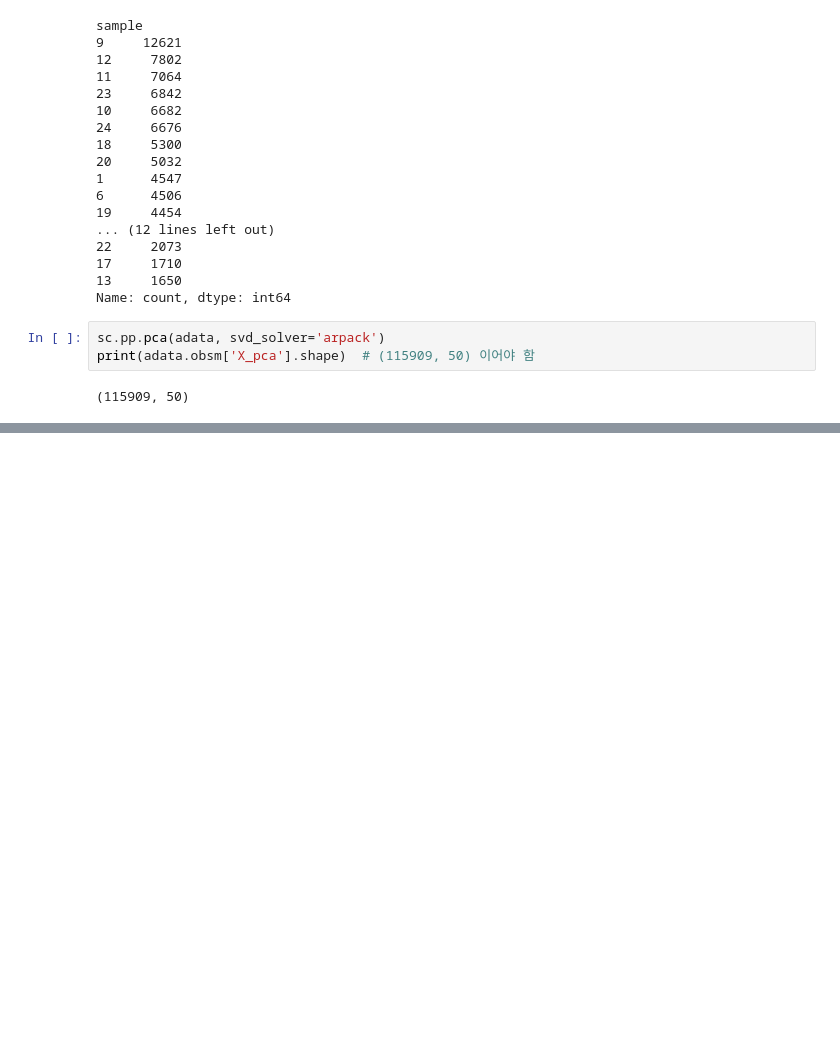
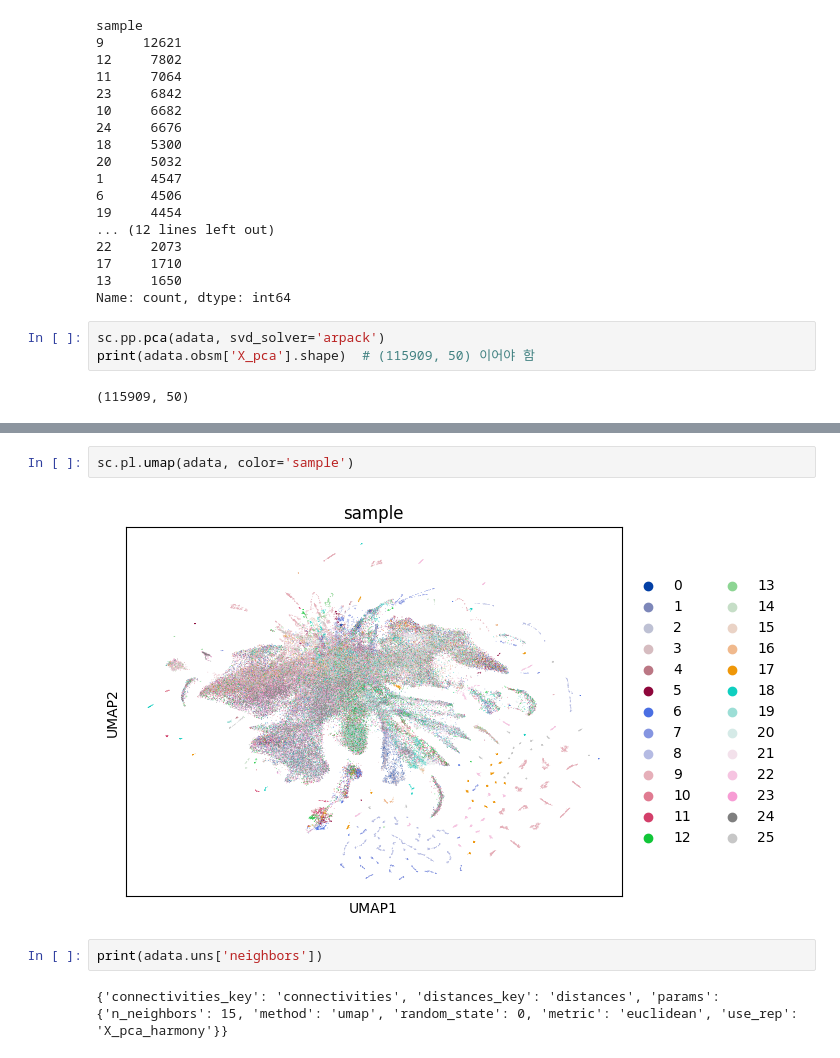
Before and after one commit to boeun02/scRNA-seq-Cancer-Immunology-Analysis, a Jupyter notebook: phase1_scrna/01_geo_pipeline.ipynb, the cells around one changed output, grey strips where cells are left out. Saved outputs shown, nothing was run; the diff lists cells and outputs as text; blank space fills up the shorter version.

```diff
--- a/phase1_scrna/01_geo_pipeline.ipynb
+++ b/phase1_scrna/01_geo_pipeline.ipynb
@@ -342,0 +330,8 @@ Name: count, Length: 129, dtype: int64
+# %%
+sc.pl.umap(adata, color='sample')
+# %% [output]
+[figure, added]
+# %%
+print(adata.uns['neighbors'])
+# %% [output]
+{'connectivities_key': 'connectivities', 'distances_key': 'distances', 'params': {'n_neighbors': 15, 'method': 'umap', 'random_state': 0, 'metric': 'euclidean', 'use_rep': 'X_pca_harmony'}}
```
Also changed, not shown: parts of 8 cells of this notebook.
